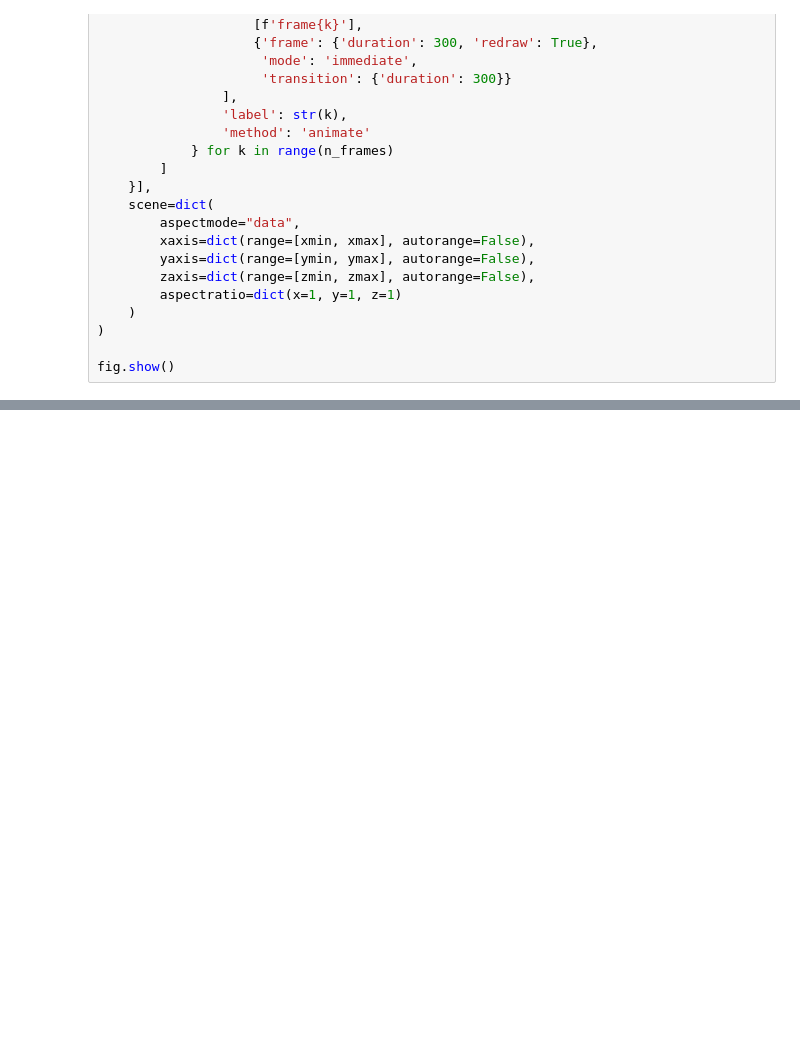
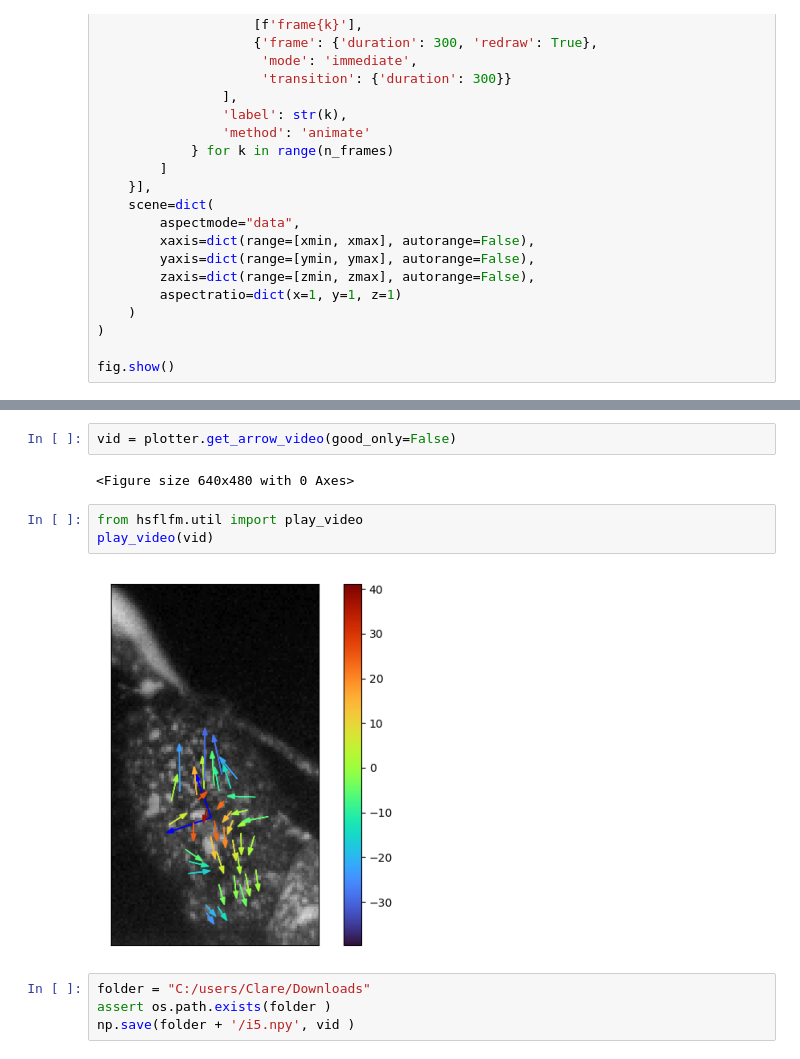
Before and after one commit to clarebcook/HighSpeedFLFM, a Jupyter notebook: display_example_scripts/show_as_mesh.ipynb, the cells around one changed output, grey strips where cells are left out. Saved outputs shown, nothing was run; the diff lists cells and outputs as text; blank space fills up the shorter version.

```diff
--- a/display_example_scripts/show_as_mesh.ipynb
+++ b/display_example_scripts/show_as_mesh.ipynb
@@ -222,0 +128,13 @@ fig.add_trace(go.Scatter3d(x=locations[:, 0], y=locations[:, 1], z=locations[:,
+# %%
+vid = plotter.get_arrow_video(good_only=False)
+# %% [output]
+<Figure size 640x480 with 0 Axes>
+# %%
+from hsflfm.util import play_video
+play_video(vid)
+# %% [output]
+[figure, added]
+# %%
+folder = "C:/users/Clare/Downloads"
+assert os.path.exists(folder )
+np.save(folder + '/i5.npy', vid )
```
Also changed, not shown: parts of 7 cells of this notebook, 10 other files.
